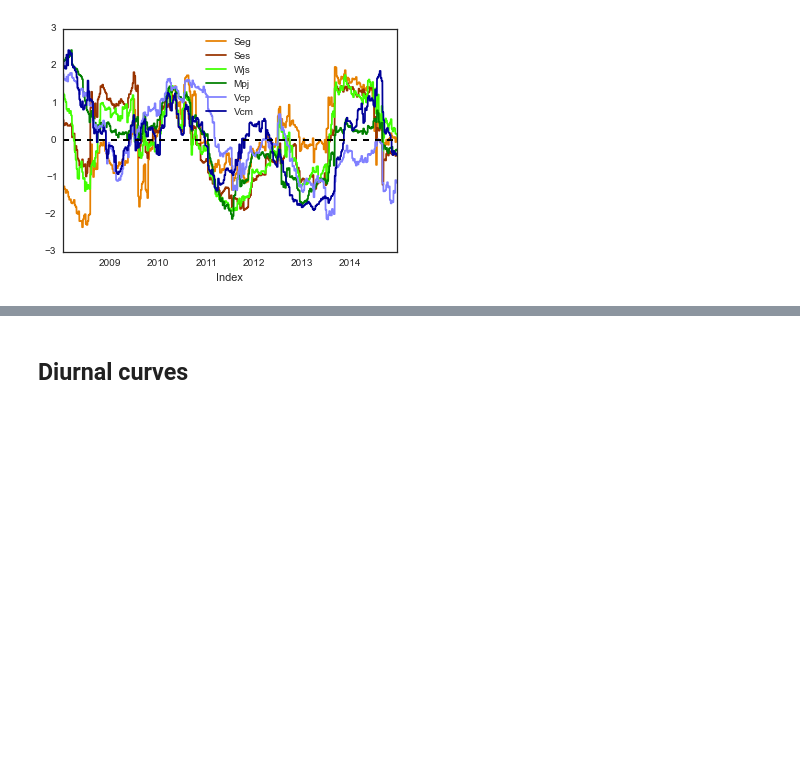
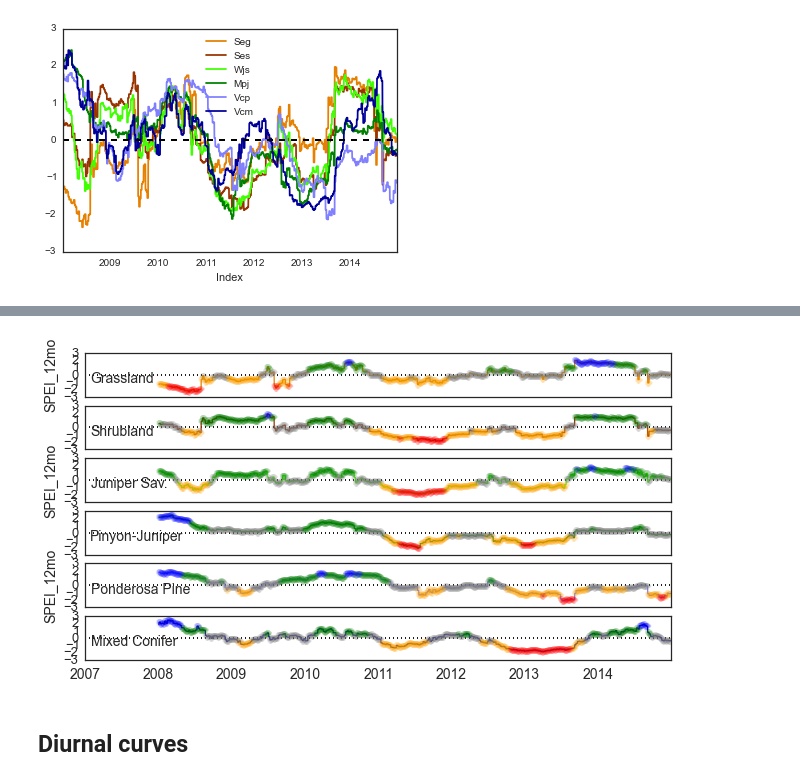
Before and after one commit to gremau/NMEG_miscellany, a Jupyter notebook: jupyter/anomaly_and_C_uptake_detection.ipynb, the cells around one changed output, grey strips where cells are left out. Cells and saved outputs as stored; diff of their text form; code cells hidden in the pictures; blank space fills up the shorter version.

```diff
--- a/jupyter/anomaly_and_C_uptake_detection.ipynb
+++ b/jupyter/anomaly_and_C_uptake_detection.ipynb
@@ -388,3 +402,12 @@ pd.DataFrame(spei_vdry).to_csv('../processed_data/spei/spei_vdry.csv')
+# %%
+spei_avg, spei_wet, spei_vwet, spei_dry, spei_vdry = categorize_spei(spei_12mo_d, 'SPEI_12mo')
+pd.DataFrame(spei_avg).to_csv('../processed_data/spei/spei_12mo_avg.csv')
+pd.DataFrame(spei_wet).to_csv('../processed_data/spei/spei_12mo_wet.csv')
+pd.DataFrame(spei_vwet).to_csv('../processed_data/spei/spei_12mo_vwet.csv')
+pd.DataFrame(spei_dry).to_csv('../processed_data/spei/spei_12mo_dry.csv')
+pd.DataFrame(spei_vdry).to_csv('../processed_data/spei/spei_12mo_vdry.csv')
+# %% [output]
+[figure, added]
 # %% [markdown]
 ## Diurnal curves
 # %%
```
Also changed, not shown: parts of 4 cells of this notebook, 1 other file.
